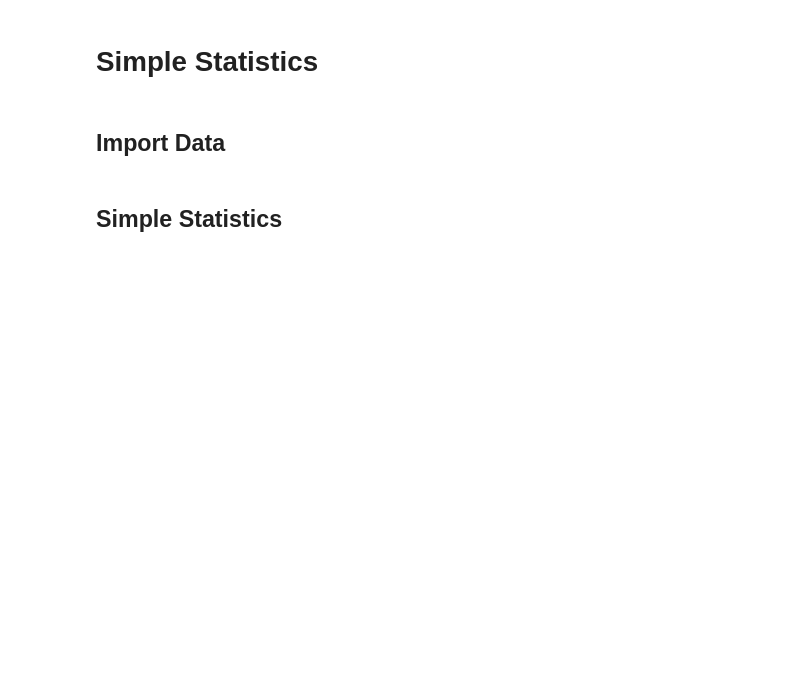
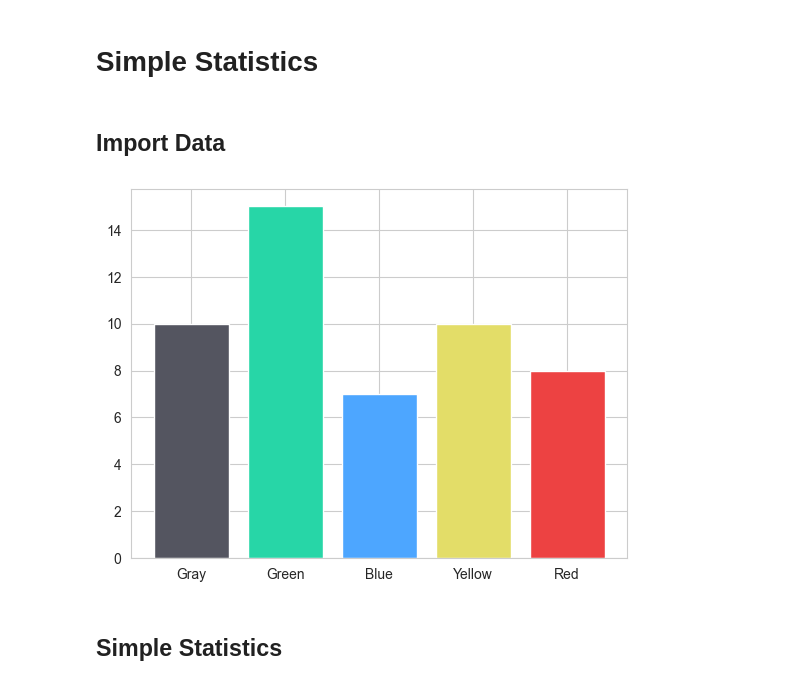
Before and after one commit to G4din/Examensarbete-PlaymakerAI, a Jupyter notebook: simple_stats.ipynb, the cells around one changed output. Cells and saved outputs as stored; diff of their text form; code cells hidden in the pictures; blank space fills up the shorter version.

```diff
--- a/simple_stats.ipynb
+++ b/simple_stats.ipynb
@@ -11,6 +11,26 @@ import numpy as np
 import matplotlib.pyplot as plt
 import matplotlib.image as mpimg
 from mplsoccer import VerticalPitch, Pitch
+# %%
+# Hexcolors
+Gray = '#545560'
+Green = '#27d6a7' # Allsvenskan
+Blue = '#4da6ff' # Damallsvenskan
+Yellow = '#e3dd68'
+Red = '#ed4242'
+
+# Data to plot
+data = [10, 15, 7, 10, 8]
+colors = [Gray, Green, Blue, Yellow, Red]
+labels = ['Gray', 'Green', 'Blue', 'Yellow', 'Red']
+
+# Create bar plot
+plt.bar(labels, data, color=colors)
+
+# Show the plot
+plt.show()
+# %% [output]
+[figure, added]
 # %%
 # Import the csv files that are in the csv folder and save them into dataframes
 damallsvenskan2018_df = pd.read_csv('csv/damallsvenskan2018.csv')
```
Also changed, not shown: parts of 15 cells of this notebook.
